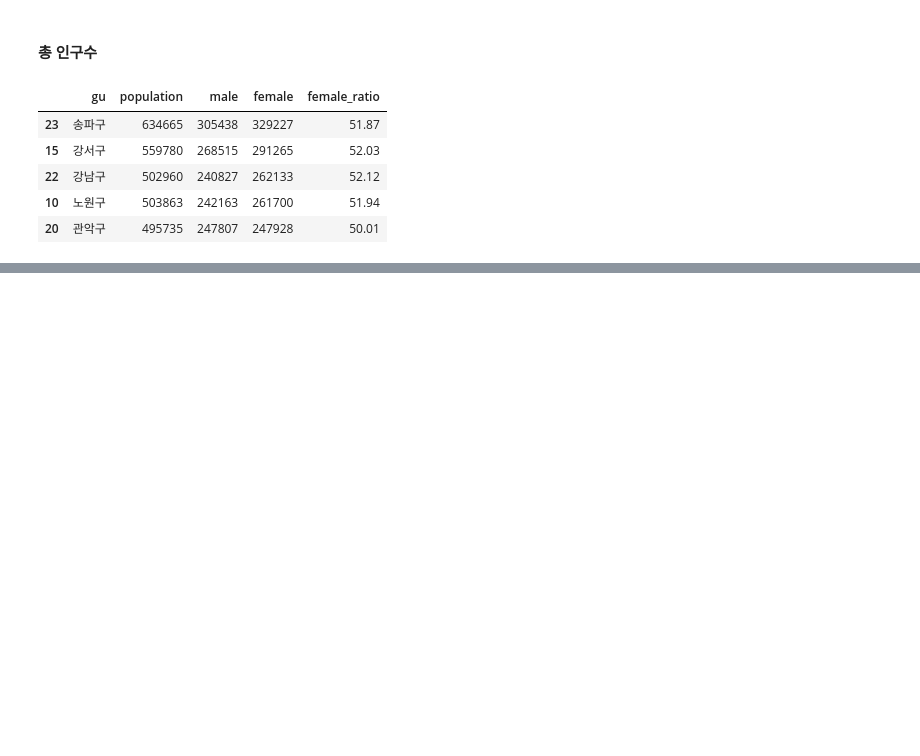
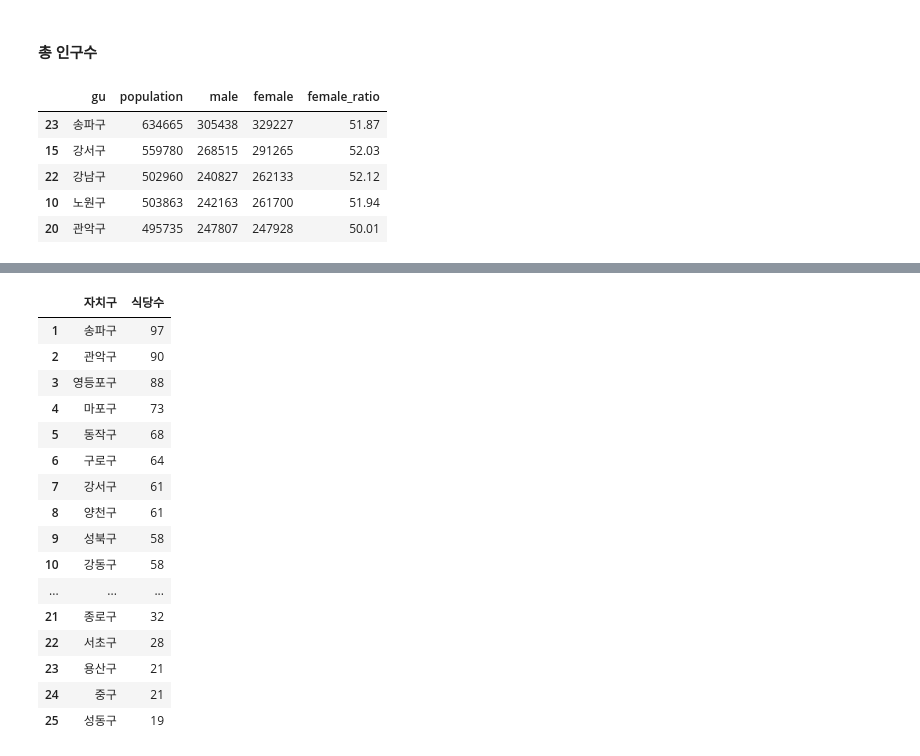
Before and after one commit to sangchun1/sales_project, a Jupyter notebook: data_analysis/seoul_delievery_analysis.ipynb, the cells around one changed output, grey strips where cells are left out. Saved outputs shown, nothing was run; the diff lists cells and outputs as text; code cells hidden in the pictures; blank space fills up the shorter version.

```diff
--- a/data_analysis/seoul_delievery_analysis.ipynb
+++ b/data_analysis/seoul_delievery_analysis.ipynb
@@ -278,0 +671,32 @@ dfi.export(df_female_num, "./plot/df_female_num.png")
+# %%
+df_food_c = df_food[df_food['food'] == '치킨'] # 치킨 업종 선정
+# %%
+df_food_c = df_food_c.groupby(['gu']).count().sort_values(by=['food'], ascending=False)
+# %%
+# 인덱스 새로 생성
+df_food_c.reset_index(inplace=True)
+# %%
+# 컬럼명 변경 및 인덱스 리셋
+df_food_c.rename(columns={'gu':'자치구', 'food':'식당수'}, inplace=True)
+df_food_c.set_index([pd.Index(range(1, 26))], inplace=True)
+# %%
+# 데이터 확인
+df_food_c
+# %% [output]
+|  | 자치구 | 식당수 |
+| 1 | 송파구 | 97 |
+| 2 | 관악구 | 90 |
+| 3 | 영등포구 | 88 |
+| 4 | 마포구 | 73 |
+| 5 | 동작구 | 68 |
+| 6 | 구로구 | 64 |
+| 7 | 강서구 | 61 |
+| 8 | 양천구 | 61 |
+| 9 | 성북구 | 58 |
+| 10 | 강동구 | 58 |
+| ... | ... | ... |
+| 21 | 종로구 | 32 |
+| 22 | 서초구 | 28 |
+| 23 | 용산구 | 21 |
+| 24 | 중구 | 21 |
+| 25 | 성동구 | 19 |
```
Also changed, not shown: parts of 164 cells of this notebook, 17 other files.
